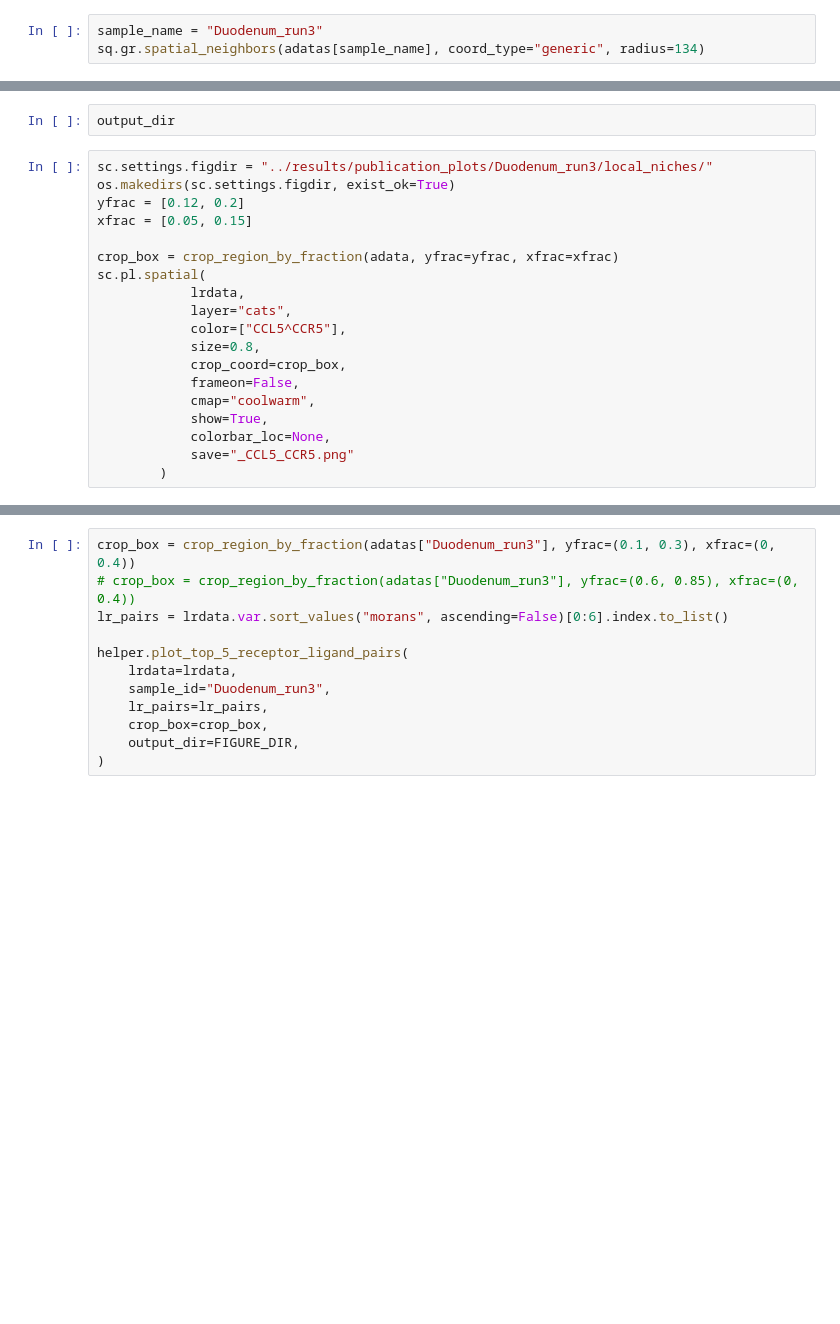
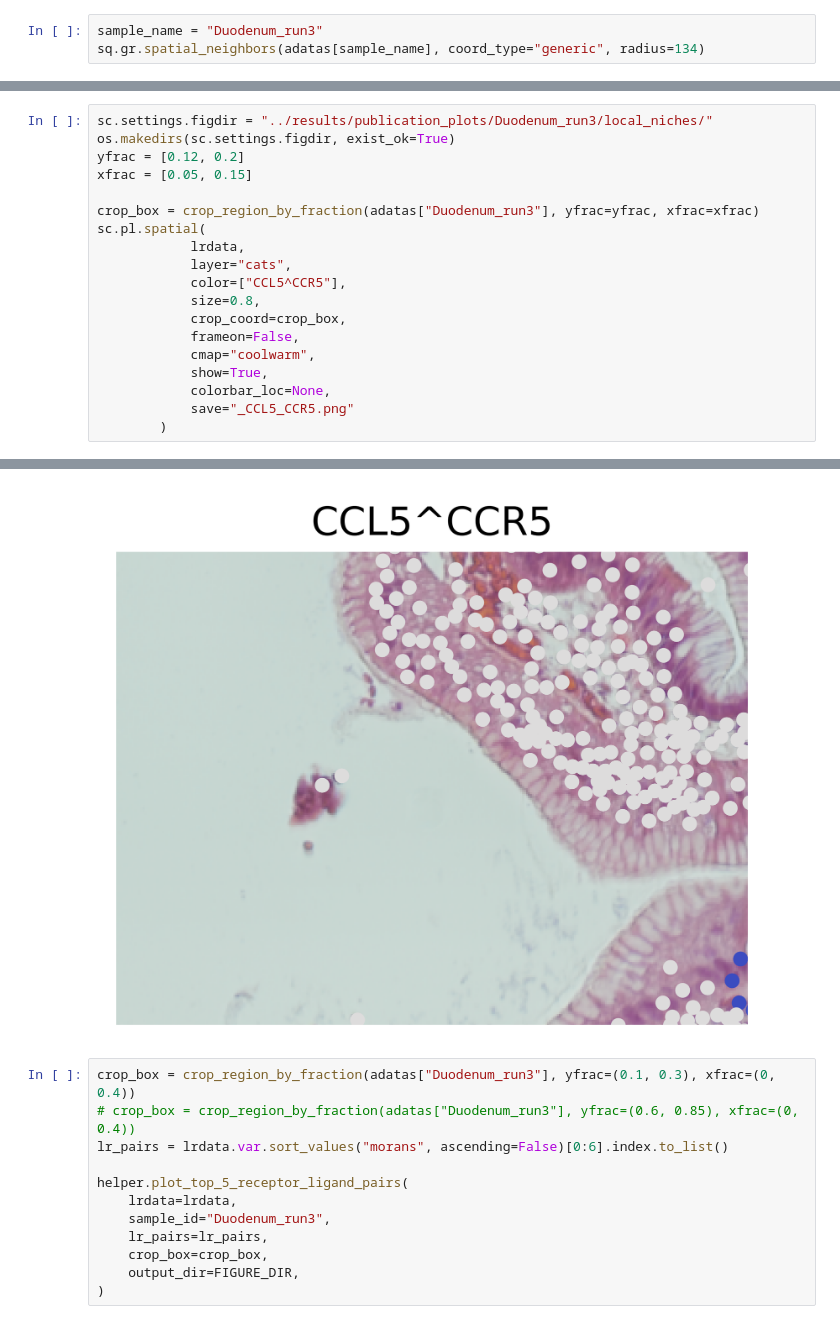
Before and after one commit to fraunhofer-izi/Braun_and_Kuhn_et_al_2026, a Jupyter notebook: notebooks/PlotsForPublication.ipynb, the cells around one changed output, grey strips where cells are left out. Saved outputs shown, nothing was run; the diff lists cells and outputs as text; blank space fills up the shorter version.

```diff
--- a/notebooks/PlotsForPublication.ipynb
+++ b/notebooks/PlotsForPublication.ipynb
@@ -474,12 +546,10 @@ lrdata.var.sort_values("morans", ascending=False)
-# %%
-output_dir
 # %%
 sc.settings.figdir = "../results/publication_plots/Duodenum_run3/local_niches/"
 os.makedirs(sc.settings.figdir, exist_ok=True)
 yfrac = [0.12, 0.2]
 xfrac = [0.05, 0.15]
 
-crop_box = crop_region_by_fraction(adata, yfrac=yfrac, xfrac=xfrac)
+crop_box = crop_region_by_fraction(adatas["Duodenum_run3"], yfrac=yfrac, xfrac=xfrac)
 sc.pl.spatial(
             lrdata,
             layer="cats",
@@ -492,3 +562,4 @@ sc.pl.spatial(
             colorbar_loc=None,
             save="_CCL5_CCR5.png"
         )
+# %% [output]
@@ -495,3 +567,4 @@ sc.pl.spatial(
+[figure, added]
 # %%
 crop_box = crop_region_by_fraction(adatas["Duodenum_run3"], yfrac=(0.1, 0.3), xfrac=(0, 0.4))
 # crop_box = crop_region_by_fraction(adatas["Duodenum_run3"], yfrac=(0.6, 0.85), xfrac=(0, 0.4))
```
Also changed, not shown: parts of 8 cells of this notebook, 6 other files.
